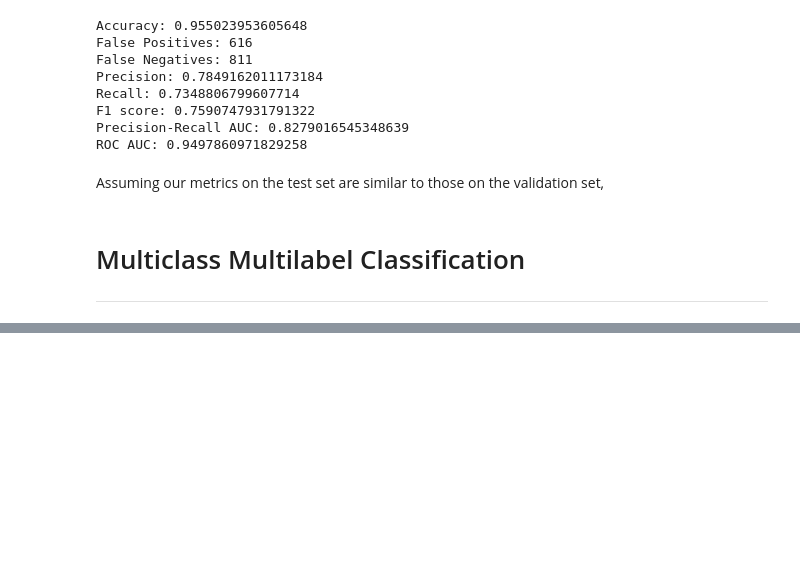
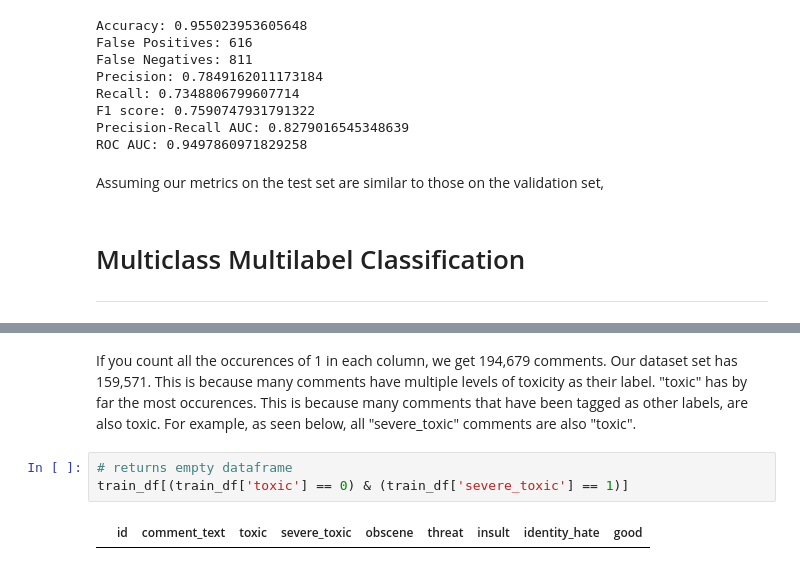
Before and after one commit to marabian/toxic-comment-classification, a Jupyter notebook: toxic-comment-classification.ipynb, the cells around one changed output, grey strips where cells are left out. Saved outputs shown, nothing was run; the diff lists cells and outputs as text; blank space fills up the shorter version.

```diff
--- a/toxic-comment-classification.ipynb
+++ b/toxic-comment-classification.ipynb
@@ -1169,0 +1267,7 @@ train_df.head()
+# %% [markdown]
+If you count all the occurences of 1 in each column, we get 194,679 comments. Our dataset set has 159,571. This is because many comments have multiple levels of toxicity as their label. "toxic" has by far the most occurences. This is because many comments that have been tagged as other labels, are also toxic. For example, as seen below, all "severe_toxic" comments are also "toxic".
+# %%
+# returns empty dataframe
+train_df[(train_df['toxic'] == 0) & (train_df['severe_toxic'] == 1)]
+# %% [output]
+|  | id | comment_text | toxic | severe_toxic | obscene | threat | insult | identity_hate | good |
```
Also changed, not shown: parts of 31 cells of this notebook.
